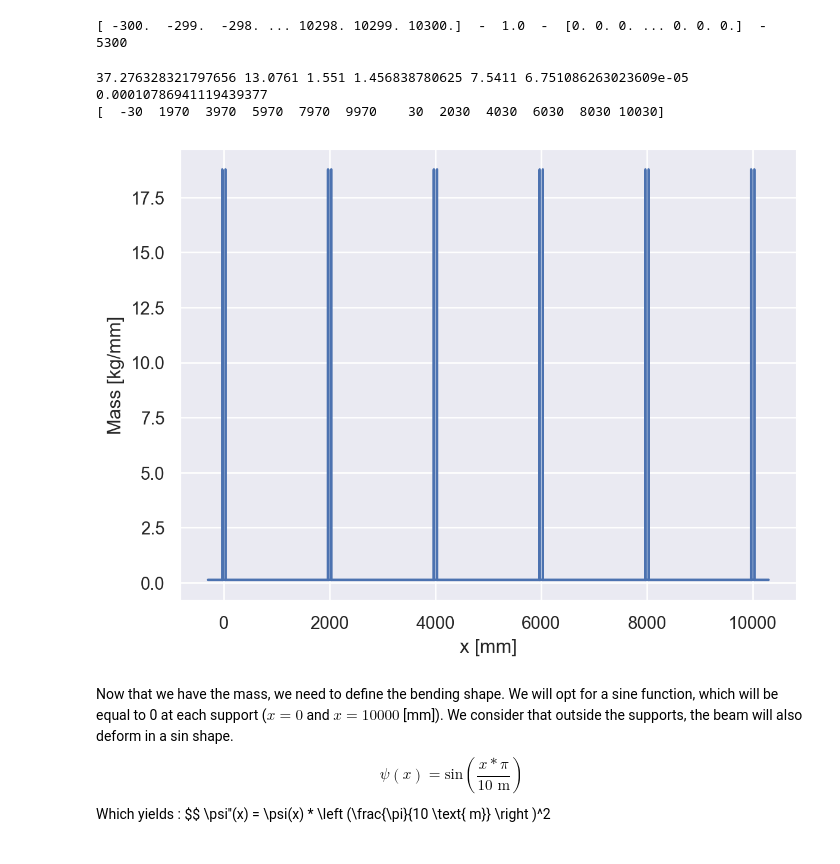
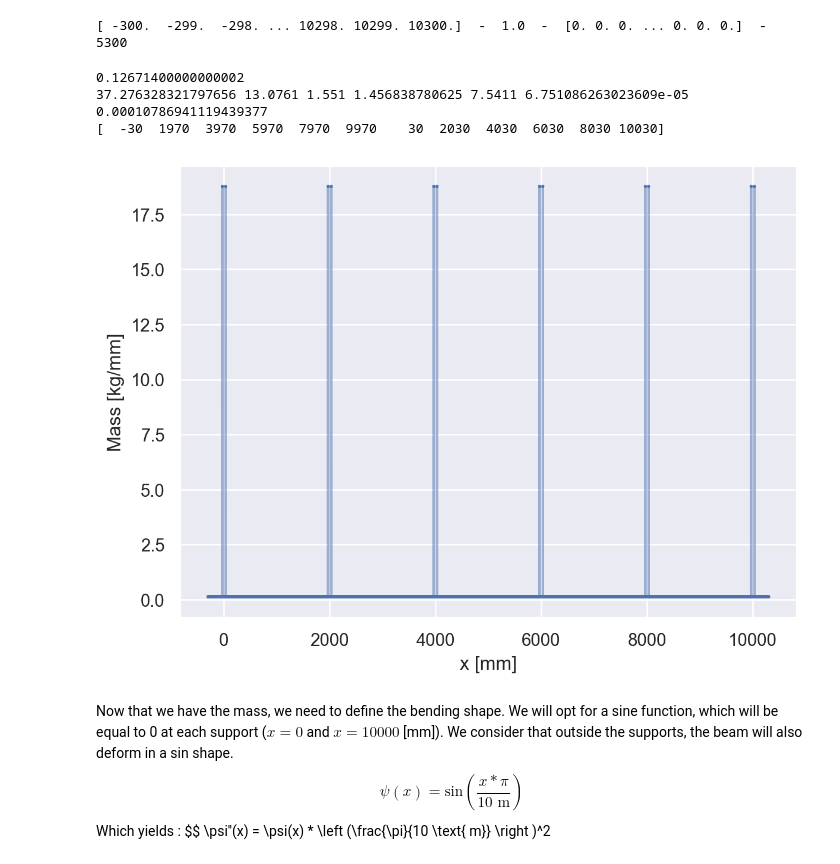
Before and after one commit to merlebleue/Assignment-4-_-Struc-Dyn, a Jupyter notebook: Assignment4_computation.ipynb, the cells around one changed output. Drawn from its saved outputs; the diff is of its cells as text; code cells hidden in the pictures.

```diff
--- a/Assignment4_computation.ipynb
+++ b/Assignment4_computation.ipynb
@@ -53,6 +58,7 @@ print(x, dx, m , i(5000), sep="  -  ")
 ## Longitudinal constant weight : 2*HEM140 + plates of 40 mm x 1m
 m[:] = 2*63.2e-3 + (40e-3 * 1 * 1e-3) * rho # kg/mm
 
+print(m[0])
 ## Transversal elements weight gets transfered to the HEM beams only at the location of the bolts
 ## Therefore, we will add them as point masses at the center of the bolt
 ## The transversal elements consist each time of :
@@ -83,17 +89,19 @@ print(x_bolts)
 # Add the mass from the transversal elements :
 m[[i(x) for x in x_bolts]] += m_transversal / 2 / dx #dividing by dx ensures the mass is fully considered, even for dx != 1
 # %% [output]
+0.12671400000000002
 37.276328321797656 13.0761 1.551 1.456838780625 7.5411 6.751086263023609e-05 0.00010786941119439377
 [  -30  1970  3970  5970  7970  9970    30  2030  4030  6030  8030 10030]
 # %%
 (
     so.Plot(x=x, y=m)
-    .add(so.Line())
+    .add(so.Dot(pointsize=1.5))
+    .add(so.Line(alpha=0.5))
     .label(x="x [mm]", y="Mass [kg/mm]")
     .plot()
 )
 # %% [output]
-[figure, old version]
+[figure, new version]
 # %% [markdown]
 Now that we have the mass, we need to define the bending shape. We will opt for a sine function, which will be equal to 0 at each support ($x = 0 $ and $x = 10000$ [mm]). We consider that outside the supports, the beam will also deform in a sin shape.
 $$ \psi(x) = \text{sin}(\frac{x*\pi}{10 \text{ m}}) $$
```
Also changed, not shown: parts of 9 cells of this notebook.
